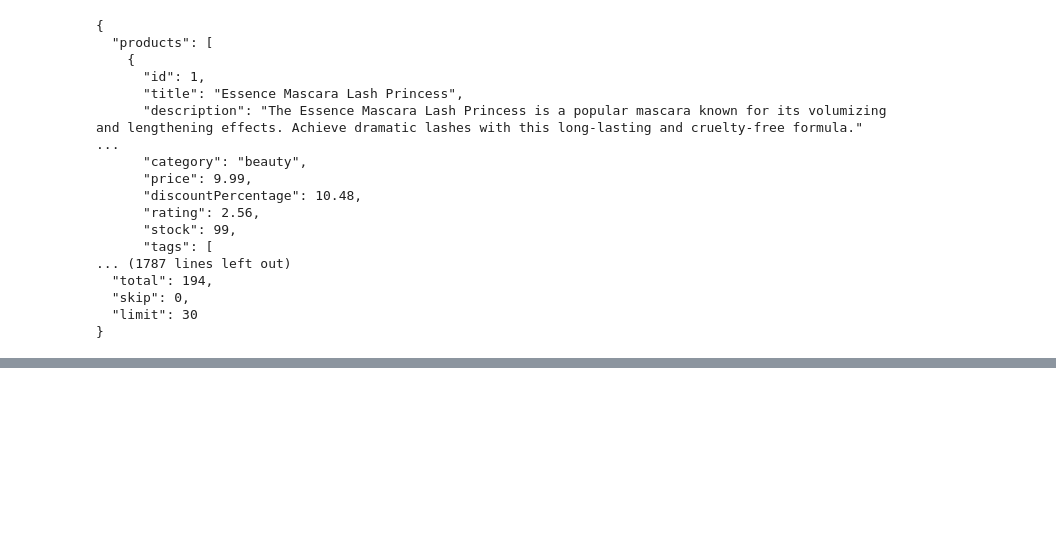
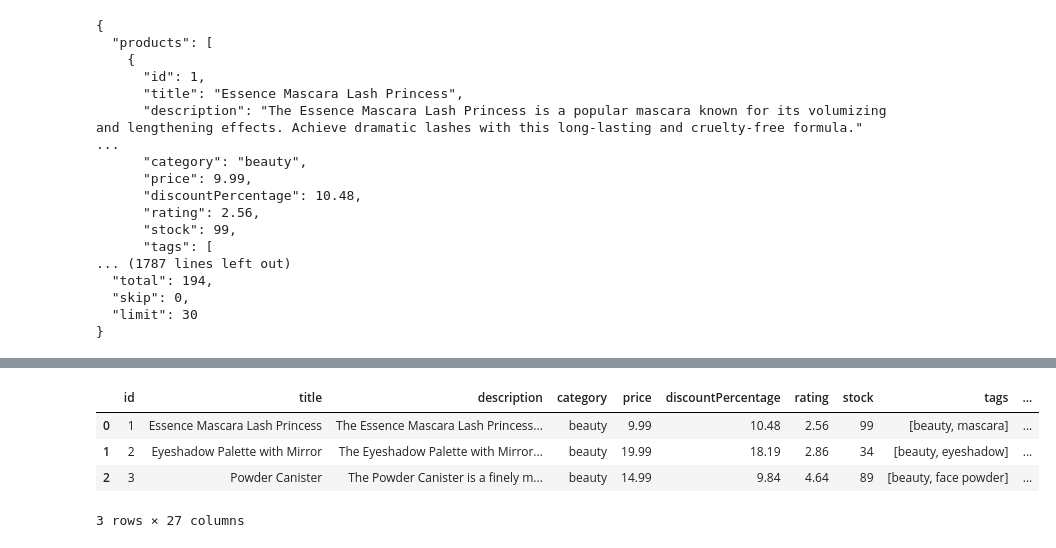
Before and after one commit to juancarvajal-hub/30-days-panda, a Jupyter notebook: Manejo_APIS.ipynb, the cells around one changed output, grey strips where cells are left out. Saved outputs shown, nothing was run; the diff lists cells and outputs as text; code cells hidden in the pictures; blank space fills up the shorter version.

Commit message:
Estructura JSON

```diff
--- a/Manejo_APIS.ipynb
+++ b/Manejo_APIS.ipynb
@@ -388,0 +437,15 @@ tenemos 30 productos
+# %%
+# Visualización con pandas
+import pandas as pd
+
+df = pd.DataFrame(data['products'])
+df.head(3)
+
+df2 = pd.json_normalize(data['products']) # Método usado para aplanar JSON anidados
+df2.head(3)
+# %% [output]
+|  | id | title | description | category | price | discountPercentage | rating | stock | tags | ... |
+| 0 | 1 | Essence Mascara Lash Princess | The Essence Mascara Lash Princess... | beauty | 9.99 | 10.48 | 2.56 | 99 | [beauty, mascara] | ... |
+| 1 | 2 | Eyeshadow Palette with Mirror | The Eyeshadow Palette with Mirror... | beauty | 19.99 | 18.19 | 2.86 | 34 | [beauty, eyeshadow] | ... |
+| 2 | 3 | Powder Canister | The Powder Canister is a finely m... | beauty | 14.99 | 9.84 | 4.64 | 89 | [beauty, face powder] | ... |
+3 rows × 27 columns
```
Also changed, not shown: parts of 5 cells of this notebook.
